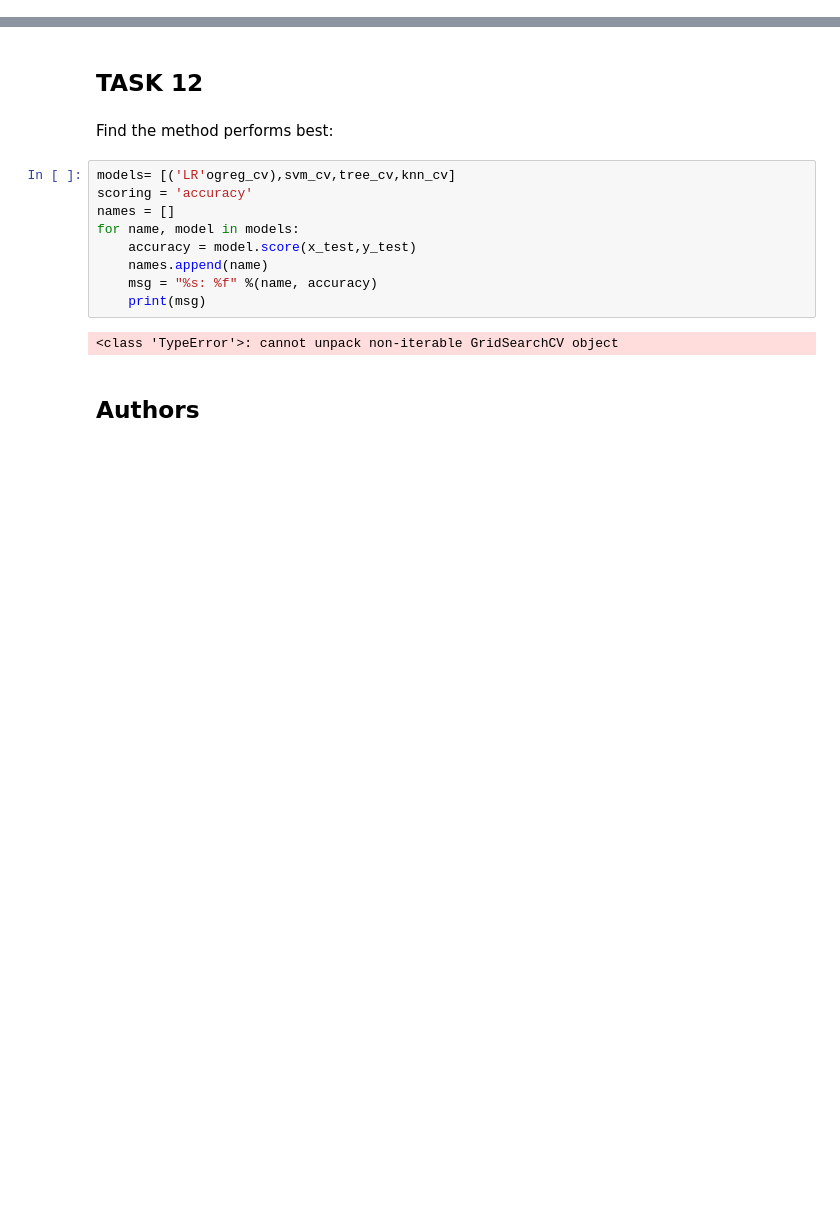
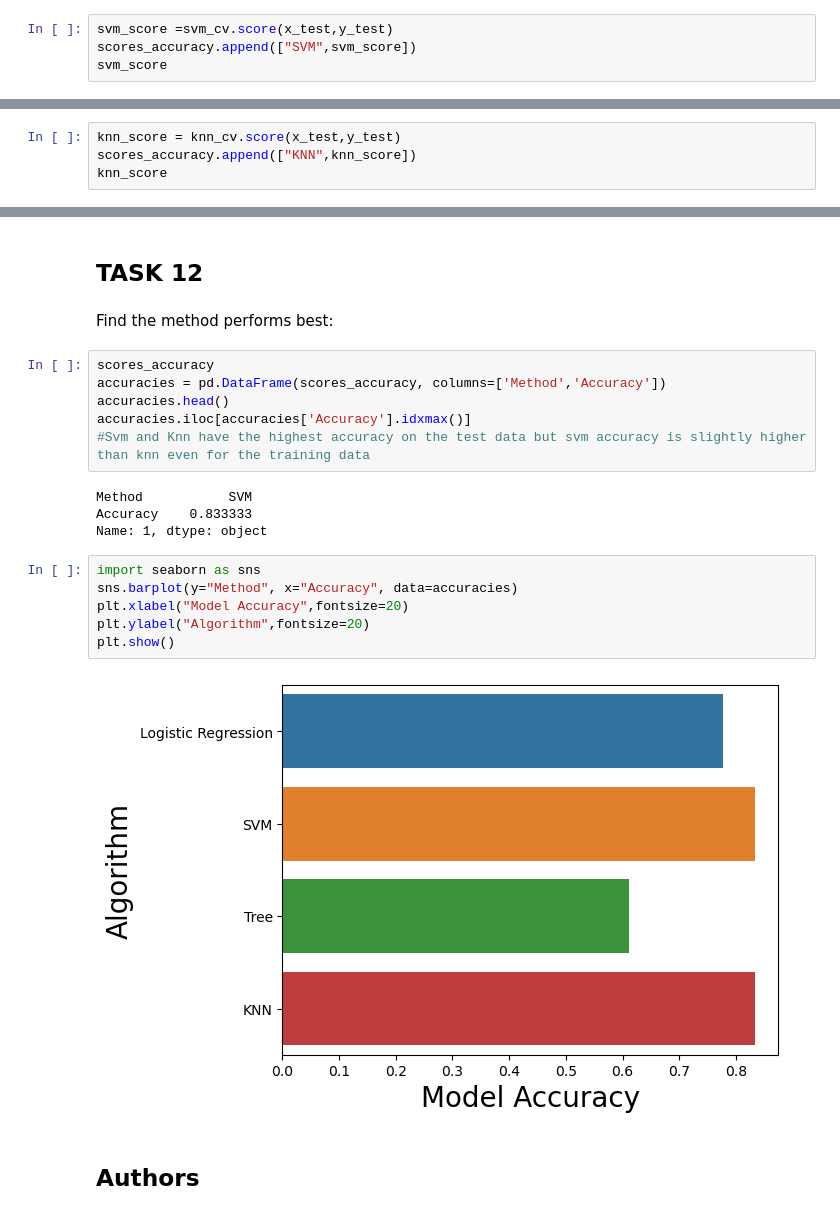
Before and after one commit to yhourmie/AI_DM, a Jupyter notebook: SpaceX_Machine Learning Prediction_Part_5.ipynb, the cells around one changed output, grey strips where cells are left out. Drawn from its saved outputs; the diff is of its cells as text; blank space fills up the shorter version.

```diff
--- a/SpaceX_Machine Learning Prediction_Part_5.ipynb
+++ b/SpaceX_Machine Learning Prediction_Part_5.ipynb
@@ -261,0 +264,4 @@ svm_cv.score(x_test,y_test)
+# %%
+svm_score =svm_cv.score(x_test,y_test)
+scores_accuracy.append(["SVM",svm_score])
+svm_score
@@ -362,0 +371,4 @@ knn_cv.score(x_test,y_test)
+# %%
+knn_score = knn_cv.score(x_test,y_test)
+scores_accuracy.append(["KNN",knn_score])
+knn_score
@@ -371,17 +385,24 @@ plot_confusion_matrix(y_test,yhat)
 ## TASK  12
 # %% [markdown]
 Find the method performs best:
-# %%
-models= [('LR'ogreg_cv),svm_cv,tree_cv,knn_cv]
-scoring = 'accuracy'
-names = []
-for name, model in models:
-    accuracy = model.score(x_test,y_test)
-    names.append(name)
-    msg = "%s: %f" %(name, accuracy)
-    print(msg)
-# %% [output]
-<class 'TypeError'>: cannot unpack non-iterable GridSearchCV object
+# %%
+scores_accuracy
+accuracies = pd.DataFrame(scores_accuracy, columns=['Method','Accuracy'])
+accuracies.head()
+accuracies.iloc[accuracies['Accuracy'].idxmax()]
+#Svm and Knn have the highest accuracy on the test data but svm accuracy is slightly higher than knn even for the training data
+# %% [output]
+Method           SVM
+Accuracy    0.833333
+Name: 1, dtype: object
+# %%
+import seaborn as sns
+sns.barplot(y="Method", x="Accuracy", data=accuracies)
+plt.xlabel("Model Accuracy",fontsize=20)
+plt.ylabel("Algorithm",fontsize=20)
+plt.show()
+# %% [output]
+[figure, added]
 # %% [markdown]
 ## Authors
 # %% [markdown]
```
Also changed, not shown: parts of 19 cells of this notebook.
